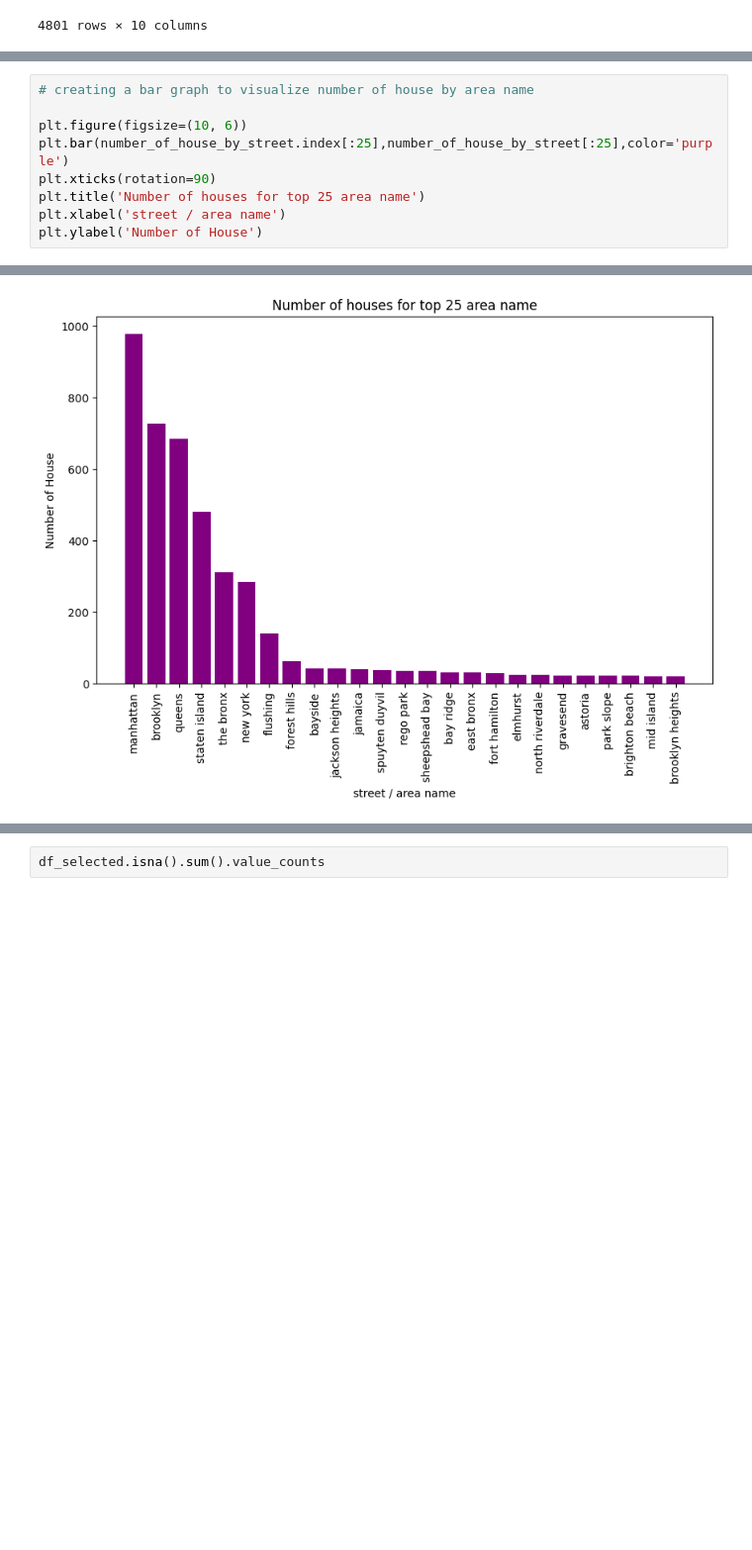
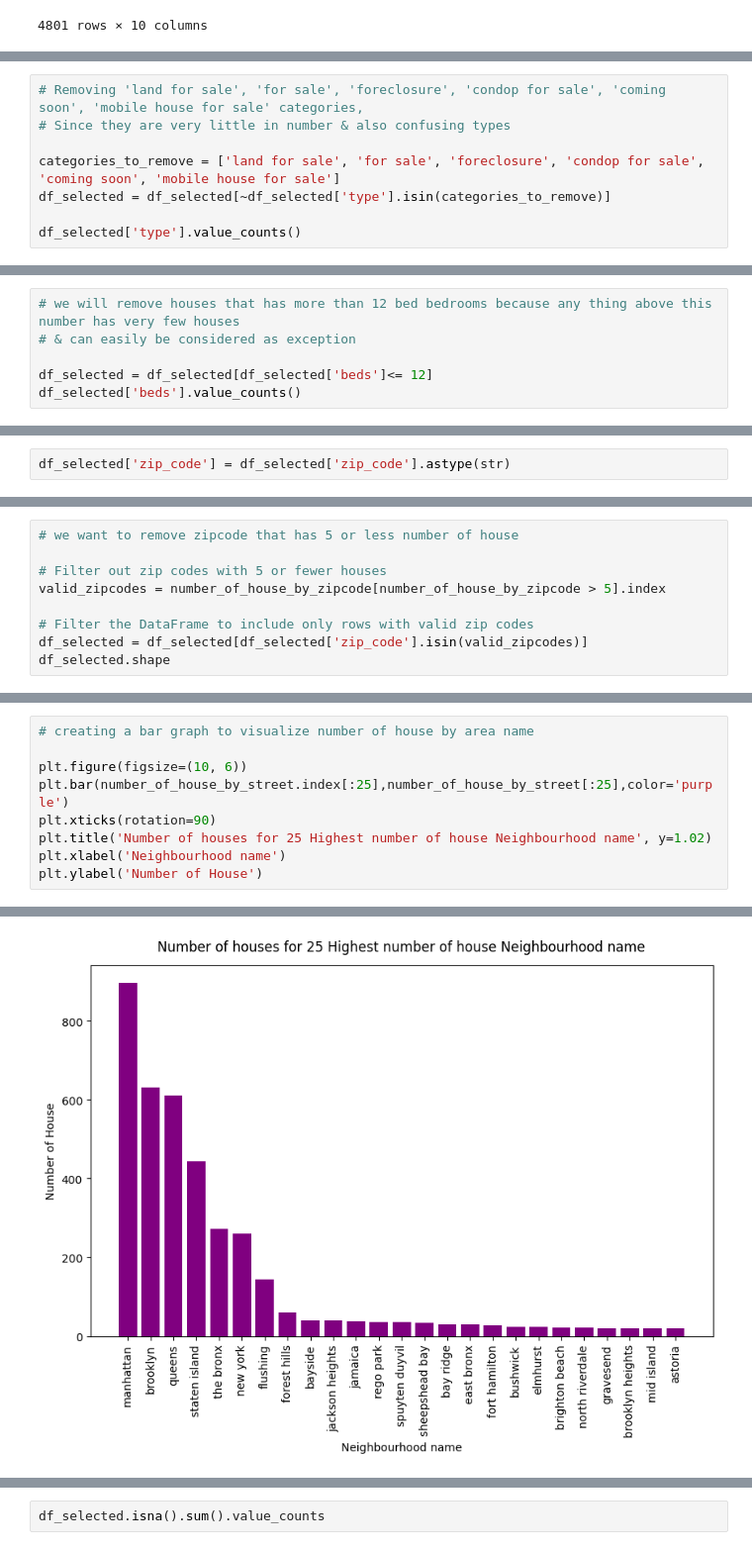
Before and after one commit to samihaque/ny-house-price, a Jupyter notebook: code/data_cleaning.ipynb, the cells around one changed output, grey strips where cells are left out. Shown at 99% size. Drawn from its saved outputs; the diff is of its cells as text; blank space fills up the shorter version.

Commit message:
Data Cleaning & MileStone 1 work done

```diff
--- a/code/data_cleaning.ipynb
+++ b/code/data_cleaning.ipynb
@@ -154,0 +183,8 @@ Text(0, 0.5, 'Number of House')
+# %%
+# Removing 'land for sale', 'for sale', 'foreclosure', 'condop for sale', 'coming soon', 'mobile house for sale' categories,
+# Since they are very little in number & also confusing types
+
+categories_to_remove = ['land for sale', 'for sale', 'foreclosure', 'condop for sale', 'coming soon', 'mobile house for sale']
+df_selected = df_selected[~df_selected['type'].isin(categories_to_remove)]
+
+df_selected['type'].value_counts()
@@ -186,0 +239,6 @@ Text(0, 0.5, 'Number of House')
+# %%
+# we will remove houses that has more than 12 bed bedrooms because any thing above this number has very few houses
+# & can easily be considered as exception
+
+df_selected = df_selected[df_selected['beds']<= 12]
+df_selected['beds'].value_counts()
@@ -214,3 +313,5 @@ Text(0, 0.5, 'Number of House')
+# %%
+df_selected['zip_code'] = df_selected['zip_code'].astype(str)
 # %%
 #counting number of house by zipcode
 
@@ -243,0 +372,9 @@ Text(0, 0.5, 'Number of House')
+# %%
+# we want to remove zipcode that has 5 or less number of house
+
+# Filter out zip codes with 5 or fewer houses
+valid_zipcodes = number_of_house_by_zipcode[number_of_house_by_zipcode > 5].index
+
+# Filter the DataFrame to include only rows with valid zip codes
+df_selected = df_selected[df_selected['zip_code'].isin(valid_zipcodes)]
+df_selected.shape
@@ -262,12 +414,12 @@ Name: street_name, Length: 174, dtype: int64
 # %%
 # creating a bar graph to visualize number of house by area name
 
 plt.figure(figsize=(10, 6))
 plt.bar(number_of_house_by_street.index[:25],number_of_house_by_street[:25],color='purple')
 plt.xticks(rotation=90)
-plt.title('Number of houses for top 25 area name')
-plt.xlabel('street / area name')
+plt.title('Number of houses for 25 Highest number of house Neighbourhood name', y=1.02)
+plt.xlabel('Neighbourhood name')
 plt.ylabel('Number of House')
 # %% [output]
 Text(0, 0.5, 'Number of House')
-[figure, old version]
+[figure, new version]
```
Also changed, not shown: parts of 88 cells of this notebook, 25 other files.
